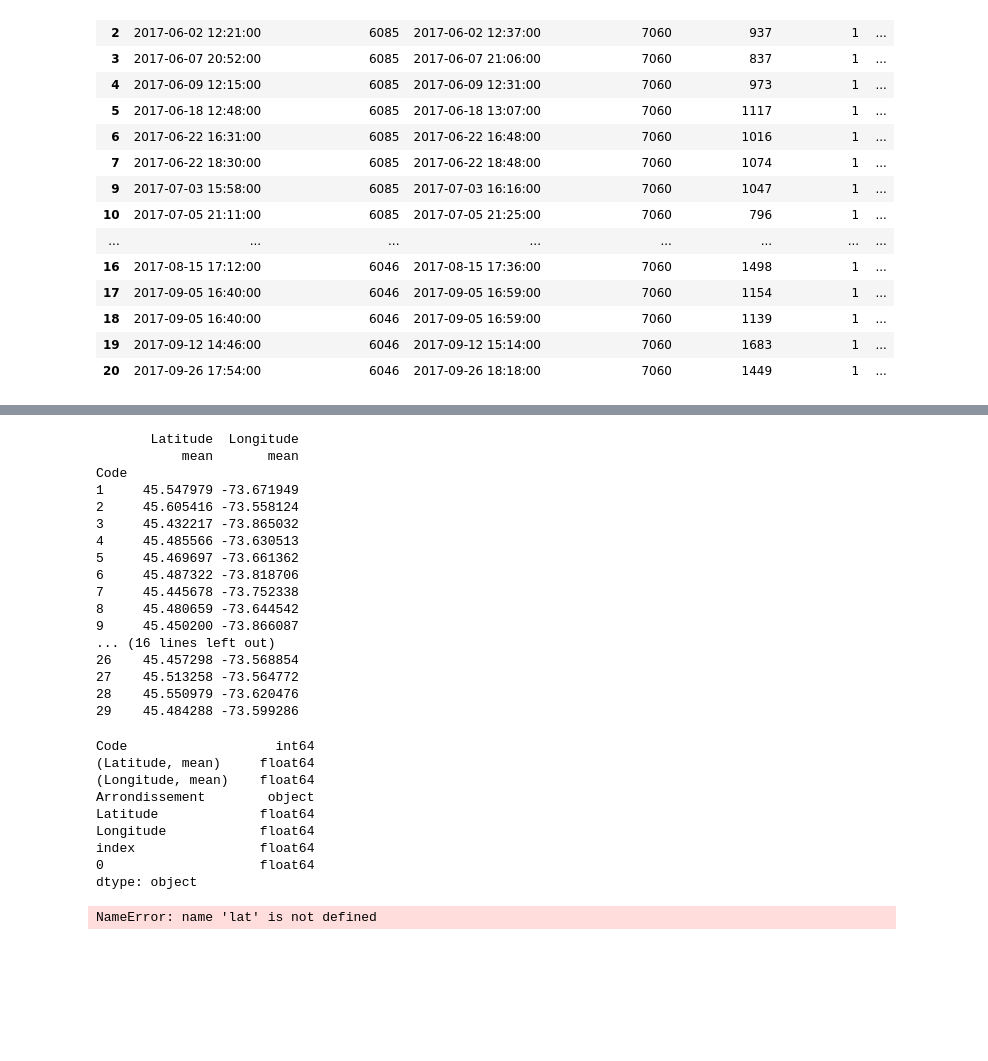
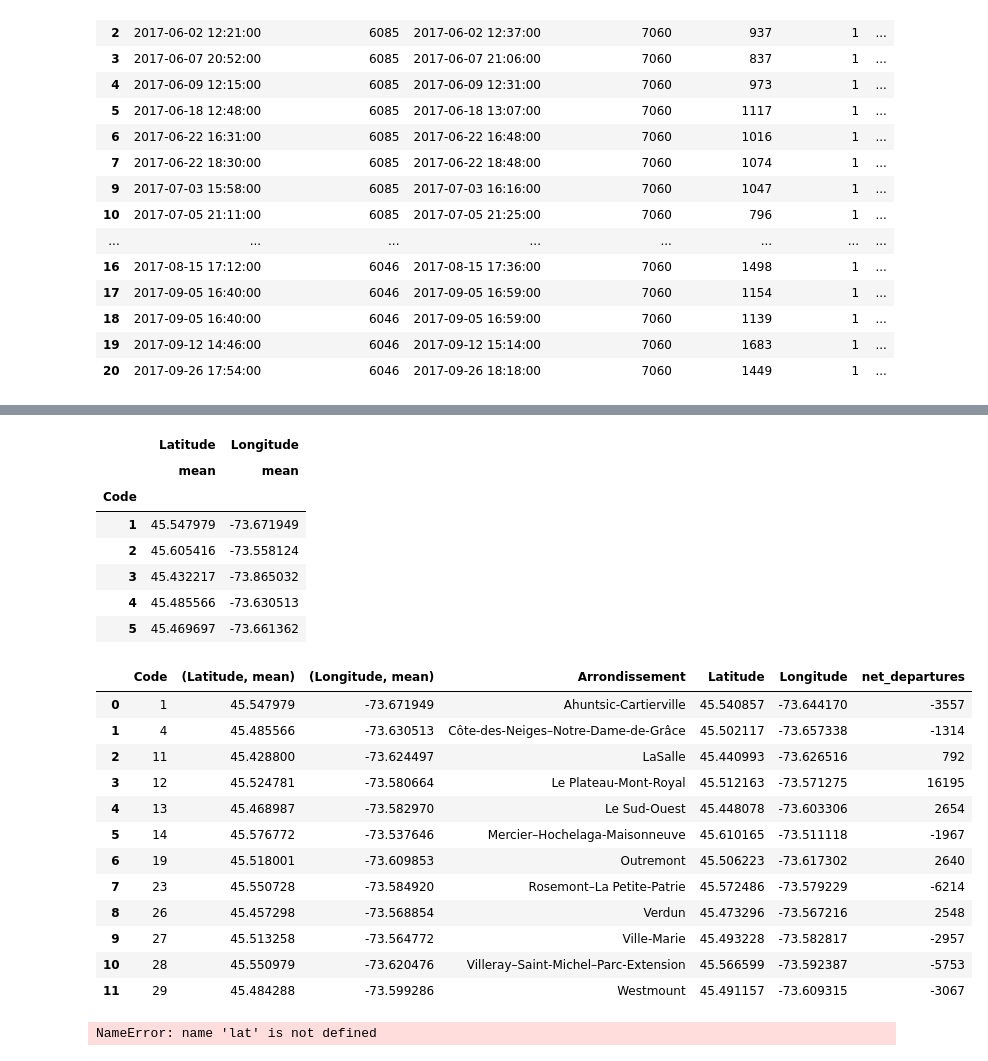
Before and after one commit to gbincoletto/MATH80629A, a Jupyter notebook: ML_Project_BIXI_Predictions.ipynb, the cells around one changed output, grey strips where cells are left out. Drawn from its saved outputs; the diff is of its cells as text; code cells hidden in the pictures; blank space fills up the shorter version.

```diff
--- a/ML_Project_BIXI_Predictions.ipynb
+++ b/ML_Project_BIXI_Predictions.ipynb
@@ -1284,0 +1241,15 @@ net_departures_stations_2018.head()
+# %%
+# Calculating net departures (Arrivals-departures) for morning rush hour (7 to 9 AM), by 'Quartier', for 2019 and 2020
+# Since the Quartier code represents the index in our aggregation, we have to turn in into a proper column and rename it.
+
+net_departures_quartiers_rush_week_2020 = (rush_week_2020['End_Quartier'].value_counts()) - (rush_week_2020['Start_Quartier'].value_counts())
+net_departures_quartiers_rush_week_2020 = pd.DataFrame(net_departures_quartiers_rush_week_2020, columns=['net_departures'])
+net_departures_quartiers_rush_week_2020.reset_index(inplace=True)
+net_departures_quartiers_rush_week_2020 = net_departures_quartiers_rush_week_2020.rename(columns={'index': 'Code'})
+
+net_departures_quartiers_rush_week_2019 = (rush_week_2019['End_Quartier'].value_counts()) - (rush_week_2019['Start_Quartier'].value_counts())
+net_departures_quartiers_rush_week_2019 = pd.DataFrame(net_departures_quartiers_rush_week_2019, columns=['net_departures'])
+net_departures_quartiers_rush_week_2019.reset_index(inplace=True)
+net_departures_quartiers_rush_week_2019 = net_departures_quartiers_rush_week_2019.rename(columns={'index': 'Code'})
+
+net_departures_quartiers_rush_week_2019.head(5)
@@ -1285,47 +1263,44 @@ net_departures_stations_2018.head()
 # %%
 # In order to populate the maps, we will have to obtain the centroids of each neighborhood
+
 agg_quartiers_centroids = quartier.groupby(['Code']).agg({'Latitude': ['mean'], 'Longitude': ['mean']})
-agg_quartiers_centroids = pd.DataFrame(agg_quartiers_centroids)
-print(agg_quartiers_centroids)
+#agg_quartiers_centroids = pd.DataFrame(agg_quartiers_centroids)
+#agg_quartiers_centroids.rename(columns={"(Latitude, mean)": "centroid_latitude", "(Latitude, mean)": "centroid_longitude"}, inplace = True)
+
+agg_quartiers_centroids.head()
 # %% [output]
-       Latitude  Longitude
-           mean       mean
-Code
-1     45.547979 -73.671949
-2     45.605416 -73.558124
-3     45.432217 -73.865032
-4     45.485566 -73.630513
-5     45.469697 -73.661362
-6     45.487322 -73.818706
-7     45.445678 -73.752338
-8     45.480659 -73.644542
-9     45.450200 -73.866087
-... (16 lines left out)
-26    45.457298 -73.568854
-27    45.513258 -73.564772
-28    45.550979 -73.620476
-29    45.484288 -73.599286
+|  | Latitude | Longitude |
+|  | mean | mean |
+| Code |  |  |
+| 1 | 45.547979 | -73.671949 |
+| 2 | 45.605416 | -73.558124 |
+| 3 | 45.432217 | -73.865032 |
+| 4 | 45.485566 | -73.630513 |
+| 5 | 45.469697 | -73.661362 |
 # %%
 # We can now start to populate a dataset which will be used to create a visual map, starting from the 'Quartier' dataset
 
 quartiers_rush_am_2019 = agg_quartiers_centroids.merge(quartier, on ='Code')
 quartiers_rush_am_2019 = quartiers_rush_am_2019.drop_duplicates('Code')
 quartiers_rush_am_2019.drop(columns =['Latitude', 'Longitude'])
-quartiers_rush_am_2019 = pd.merge(quartiers_rush_am_2019, net_departures_quartiers_rush_week_2019, left_on ='Code', right_on = 'index', how = 'left')
+quartiers_rush_am_2019 = quartiers_rush_am_2019.merge(net_departures_quartiers_rush_week_2019, on ='Code')
 quartiers_rush_am_2019 = quartiers_rush_am_2019.dropna()
-#quartiers_rush_am_2019.rename(columns={'0':'net_departures'}, inplace=True)
 
-quartiers_rush_am_2019.dtypes
+quartiers_rush_am_2019.head(29)
 # %% [output]
-Code                   int64
-(Latitude, mean)     float64
-(Longitude, mean)    float64
-Arrondissement        object
-Latitude             float64
-Longitude            float64
-index                float64
-0                    float64
-dtype: object
+|  | Code | (Latitude, mean) | (Longitude, mean) | Arrondissement | Latitude | Longitude | net_departures |
+| 0 | 1 | 45.547979 | -73.671949 | Ahuntsic-Cartierville | 45.540857 | -73.644170 | -3557 |
+| 1 | 4 | 45.485566 | -73.630513 | Côte-des-Neiges–Notre-Dame-de-Grâce | 45.502117 | -73.657338 | -1314 |
+| 2 | 11 | 45.428800 | -73.624497 | LaSalle | 45.440993 | -73.626516 | 792 |
+| 3 | 12 | 45.524781 | -73.580664 | Le Plateau-Mont-Royal | 45.512163 | -73.571275 | 16195 |
+| 4 | 13 | 45.468987 | -73.582970 | Le Sud-Ouest | 45.448078 | -73.603306 | 2654 |
+| 5 | 14 | 45.576772 | -73.537646 | Mercier–Hochelaga-Maisonneuve | 45.610165 | -73.511118 | -1967 |
+| 6 | 19 | 45.518001 | -73.609853 | Outremont | 45.506223 | -73.617302 | 2640 |
+| 7 | 23 | 45.550728 | -73.584920 | Rosemont–La Petite-Patrie | 45.572486 | -73.579229 | -6214 |
+| 8 | 26 | 45.457298 | -73.568854 | Verdun | 45.473296 | -73.567216 | 2548 |
+| 9 | 27 | 45.513258 | -73.564772 | Ville-Marie | 45.493228 | -73.582817 | -2957 |
+| 10 | 28 | 45.550979 | -73.620476 | Villeray–Saint-Michel–Parc-Extension | 45.566599 | -73.592387 | -5753 |
+| 11 | 29 | 45.484288 | -73.599286 | Westmount | 45.491157 | -73.609315 | -3067 |
 # %%
 # Generate map using Folium - found here : https://towardsdatascience.com/understanding-bixi-commuters-an-analysis-of-montreals-bike-share-system-in-python-cb34de0e2304
 
```
Also changed, not shown: parts of 12 cells of this notebook.
